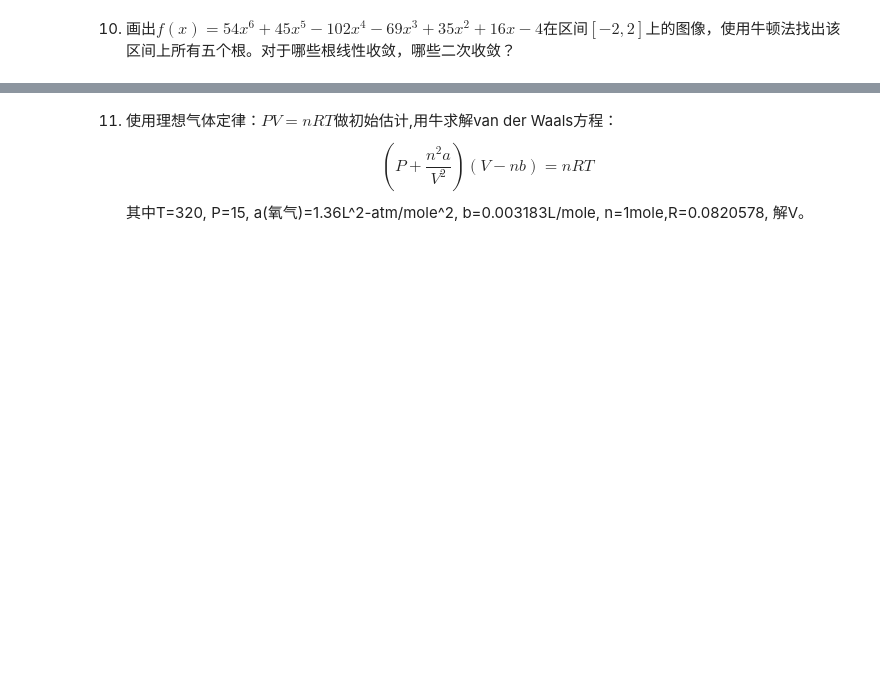
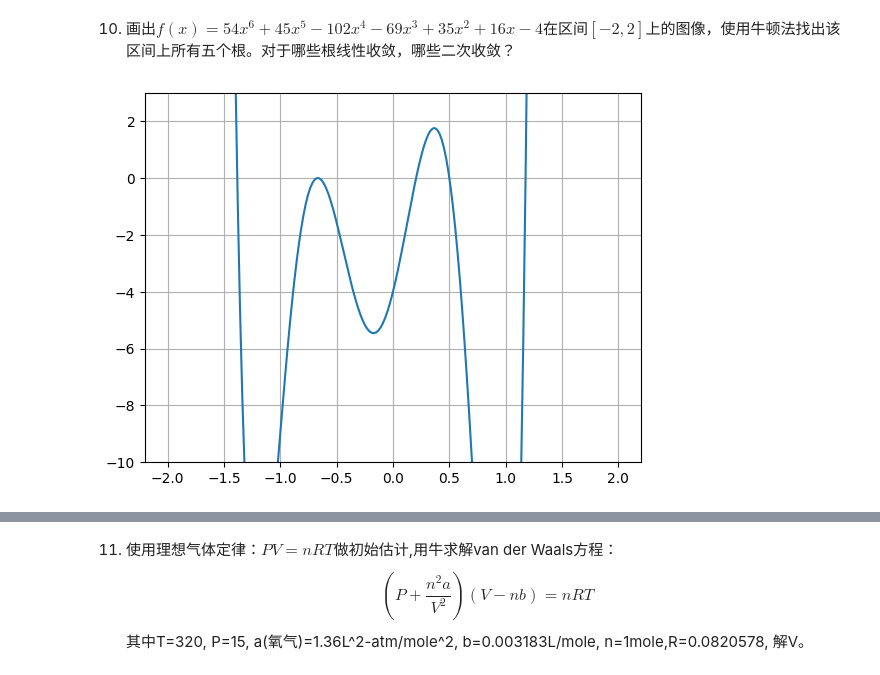
Before and after one commit to Pat-Tron/solution_of_numerical_analysis, a Jupyter notebook: exercise_01_04_newton_s_method.ipynb, the cells around one changed output, grey strips where cells are left out. Cells and saved outputs as stored; diff of their text form; code cells hidden in the pictures; blank space fills up the shorter version.

```diff
--- a/exercise_01_04_newton_s_method.ipynb
+++ b/exercise_01_04_newton_s_method.ipynb
@@ -177,2 +404,12 @@ $$
 # %% [markdown]
 10. 画出$f(x)=54x^6+45x^5-102x^4-69x^3+35x^2+16x-4$在区间$[-2,2]$上的图像，使用牛顿法找出该区间上所有五个根。对于哪些根线性收敛，哪些二次收敛？
+# %%
+f = lambda x: 54*x**6+45*x**5-102*x**4-69*x**3+35*x**2+16*x-4
+X = np.linspace(-2, 2, 200)
+plt.plot(X, f(X))
+plt.ylim(-10, 3)
+axes = plt.gca()
+axes.grid()
+plt.show()
+# %% [output]
+[figure, added]
```
Also changed, not shown: parts of 25 cells of this notebook, 2 other files.
